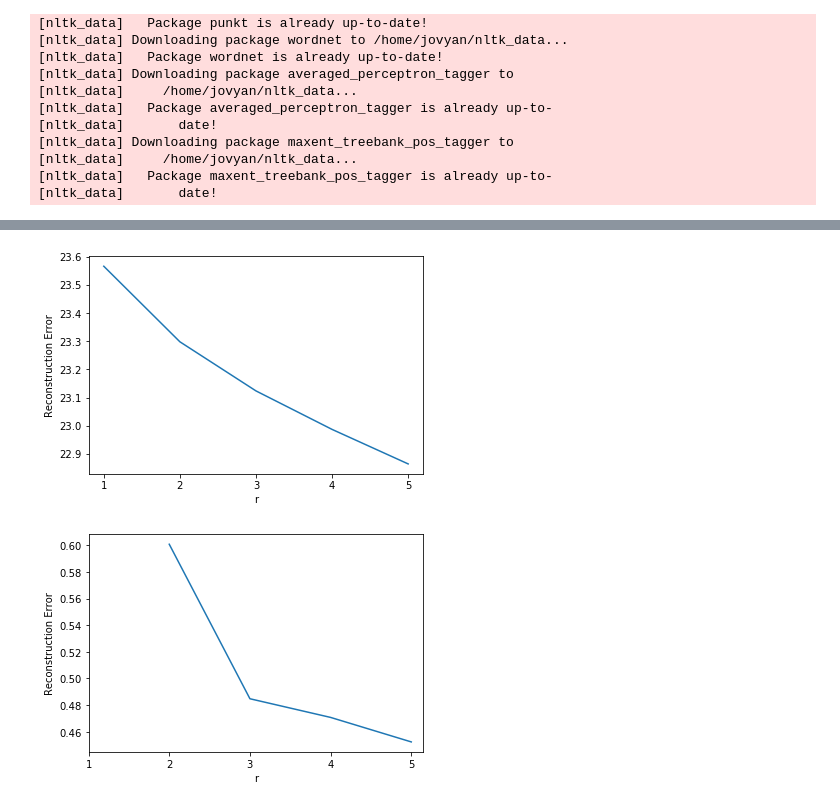
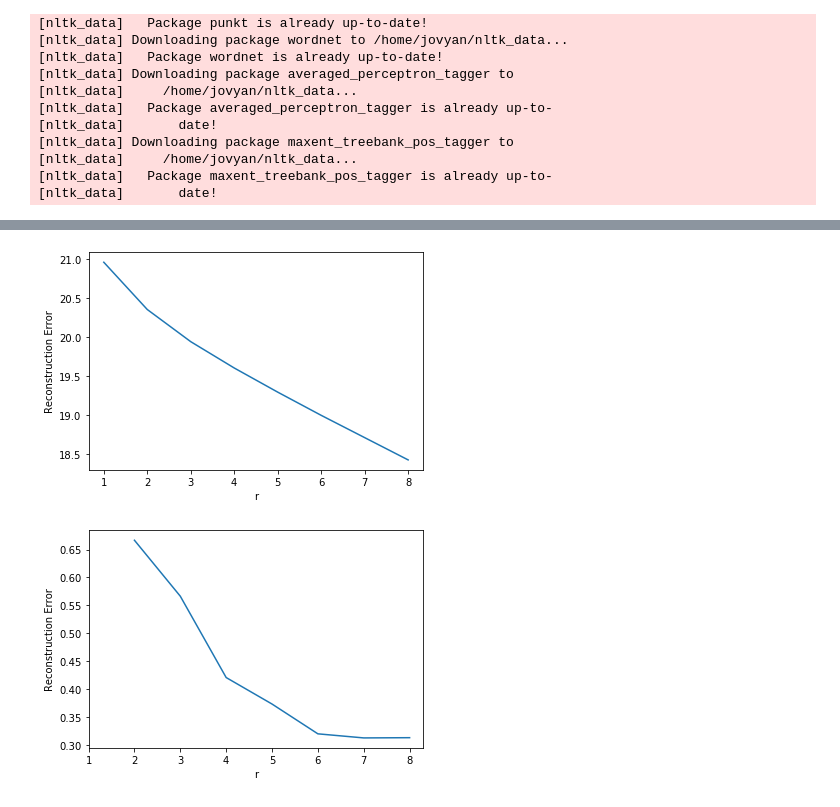
Before and after one commit to LawrenceGlenn/Exploration_of_Patent_Data, a Jupyter notebook: Untitled.ipynb, the cells around one changed output, grey strips where cells are left out. Saved outputs shown, nothing was run; the diff lists cells and outputs as text; code cells hidden in the pictures.

```diff
--- a/Untitled.ipynb
+++ b/Untitled.ipynb
@@ -82,15 +129,15 @@ pd_df['abstract_lemmed'] = pd_df['abstract_lemmed'].str[1:-1]
 pd_df['abstract_lemmed'] = pd_df['abstract_lemmed'].str.replace("'" ,"")
 pd_df['abstract_lemmed'] = pd_df['abstract_lemmed'].str.split(", ")
 # %%
-tfidf_matrix = tfidf_vector_matrix(pd_df,1,2)
+tfidf_matrix = tfidf_vector_matrix(pd_df,2,2)
 # %%
 fig,ax = plt.subplots()
-plot_nmf_tfidf(ax,tfidf_matrix, 5)
+plot_nmf_tfidf(ax,tfidf_matrix, 8)
 # %% [output]
-[figure, old version]
+[figure, new version]
 # %%
 fig,ax = plt.subplots()
-plot_nmf_tfidf(ax,tfidf_matrix, 5, 'jaccard')
+plot_nmf_tfidf(ax,tfidf_matrix, 8, 'jaccard')
 # %% [output]
-[figure, old version]
+[figure, new version]
 # %%
```
Also changed, not shown: parts of 45 cells of this notebook, 1 other file.
